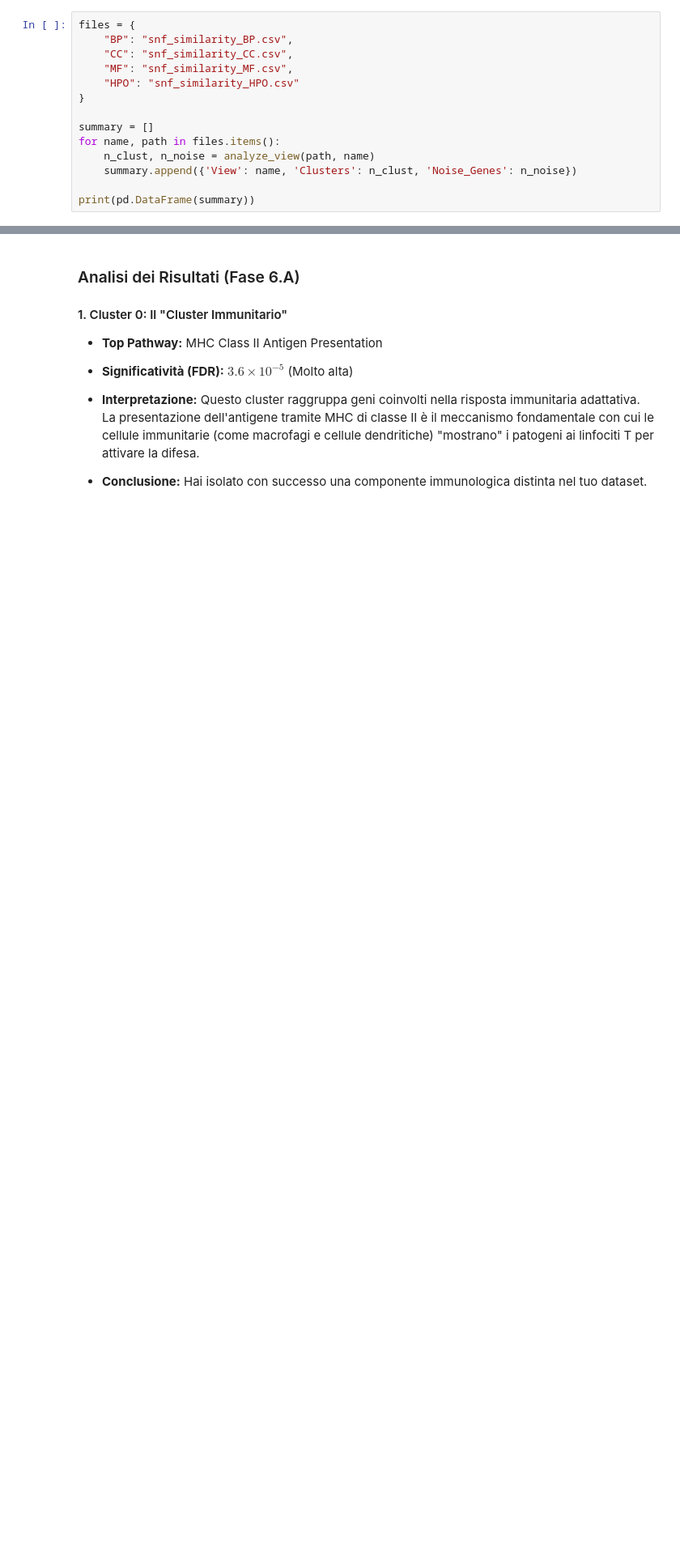
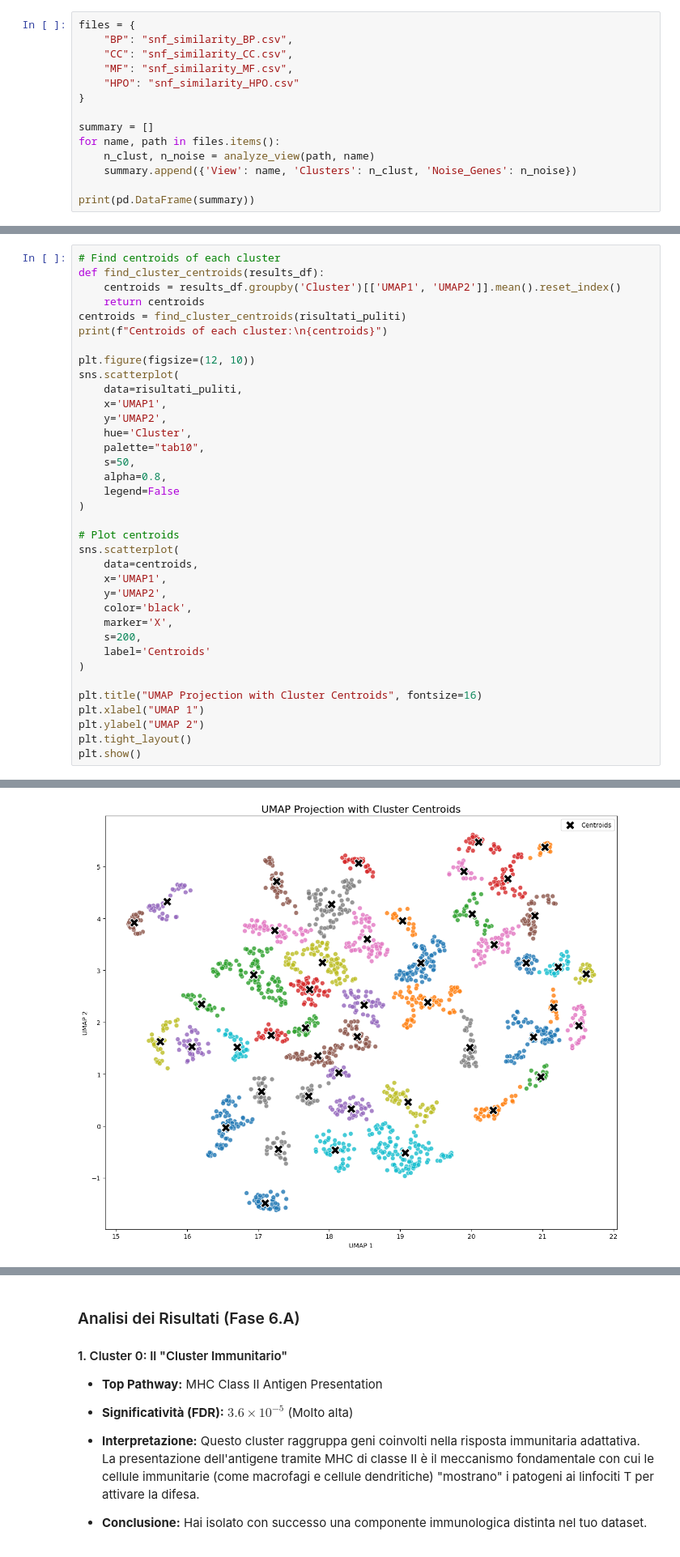
Before and after one commit to GuerineHoussem/ScientificVisualization, a Jupyter notebook: assignment_2.ipynb, the cells around one changed output, grey strips where cells are left out. Shown at 81% size. Drawn from its saved outputs; the diff is of its cells as text; blank space fills up the shorter version.

```diff
--- a/assignment_2.ipynb
+++ b/assignment_2.ipynb
@@ -1585,0 +905,37 @@ run_enrichment_translated()
+# %%
+# Find centroids of each cluster
+def find_cluster_centroids(results_df):
+    centroids = results_df.groupby('Cluster')[['UMAP1', 'UMAP2']].mean().reset_index()
+    return centroids
+centroids = find_cluster_centroids(risultati_puliti)
+print(f"Centroids of each cluster:\n{centroids}")
+
+plt.figure(figsize=(12, 10))
+sns.scatterplot(
+    data=risultati_puliti,
+    x='UMAP1',
+    y='UMAP2',
+    hue='Cluster',
+    palette="tab10",
+    s=50,
+    alpha=0.8,
+    legend=False
+)
+
+# Plot centroids
+sns.scatterplot(
+    data=centroids,
+    x='UMAP1',
+    y='UMAP2',
+    color='black',
+    marker='X',
+    s=200,
+    label='Centroids'
+)
+
+plt.title("UMAP Projection with Cluster Centroids", fontsize=16)
+plt.xlabel("UMAP 1")
+plt.ylabel("UMAP 2")
+plt.tight_layout()
+plt.show()
+# %% [output]
@@ -1585,0 +959 @@ run_enrichment_translated()
+[figure, added]
```
Also changed, not shown: parts of 41 cells of this notebook, 2 other files.
